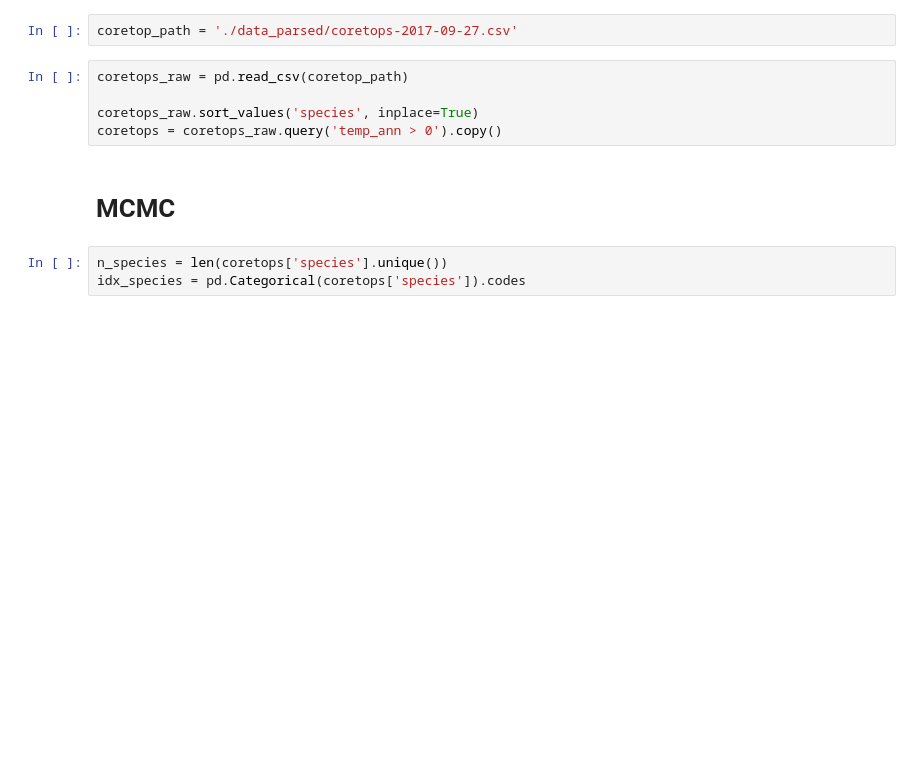
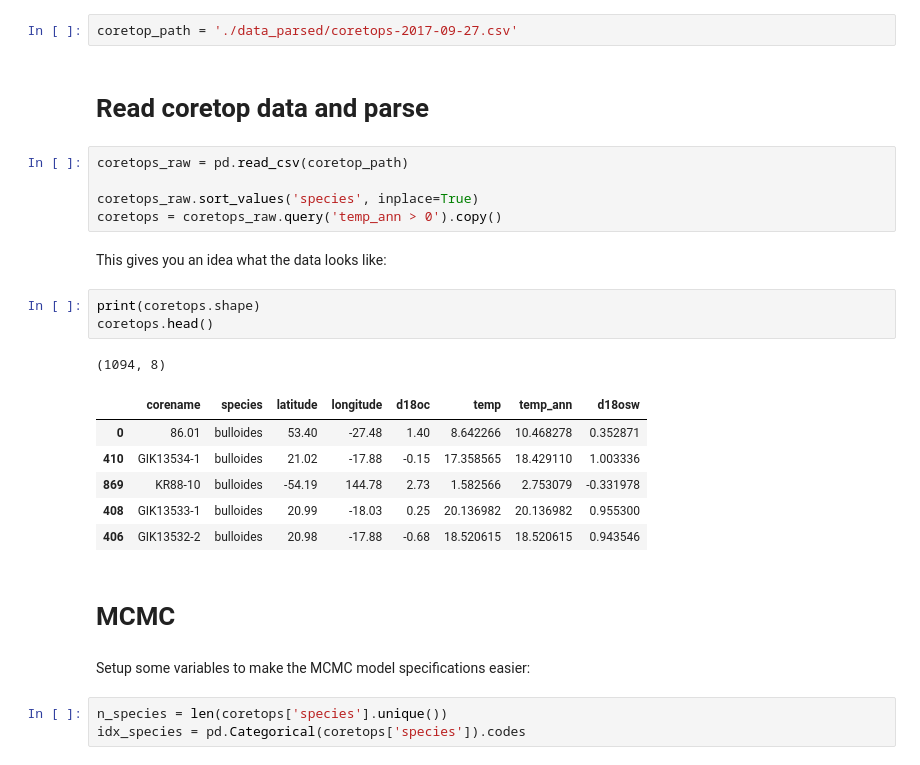
Before and after one commit to brews/deltaoxfox, a Jupyter notebook: coretop_bayesreg.ipynb, the cells around one changed output. Cells and saved outputs as stored; diff of their text form; blank space fills up the shorter version.

Commit message:
Notebook now output MCMC to HDF5. Beefed up documentation

```diff
--- a/coretop_bayesreg.ipynb
+++ b/coretop_bayesreg.ipynb
@@ -12,13 +14,30 @@ import cartopy.crs as ccrs
 import pymc3 as pm
 # %%
 coretop_path = './data_parsed/coretops-2017-09-27.csv'
+# %% [markdown]
+# Read coretop data and parse
 # %%
 coretops_raw = pd.read_csv(coretop_path)
 
 coretops_raw.sort_values('species', inplace=True)
 coretops = coretops_raw.query('temp_ann > 0').copy()
+# %% [markdown]
+This gives you an idea what the data looks like:
+# %%
+print(coretops.shape)
+coretops.head()
+# %% [output]
+(1094, 8)
+|  | corename | species | latitude | longitude | d18oc | temp | temp_ann | d18osw |
+| 0 | 86.01 | bulloides | 53.40 | -27.48 | 1.40 | 8.642266 | 10.468278 | 0.352871 |
+| 410 | GIK13534-1 | bulloides | 21.02 | -17.88 | -0.15 | 17.358565 | 18.429110 | 1.003336 |
+| 869 | KR88-10 | bulloides | -54.19 | 144.78 | 2.73 | 1.582566 | 2.753079 | -0.331978 |
+| 408 | GIK13533-1 | bulloides | 20.99 | -18.03 | 0.25 | 20.136982 | 20.136982 | 0.955300 |
+| 406 | GIK13532-2 | bulloides | 20.98 | -17.88 | -0.68 | 18.520615 | 18.520615 | 0.943546 |
 # %% [markdown]
 # MCMC
+# %% [markdown]
+Setup some variables to make the MCMC model specifications easier:
 # %%
 n_species = len(coretops['species'].unique())
 idx_species = pd.Categorical(coretops['species']).codes
```
Also changed, not shown: parts of 15 cells of this notebook.
